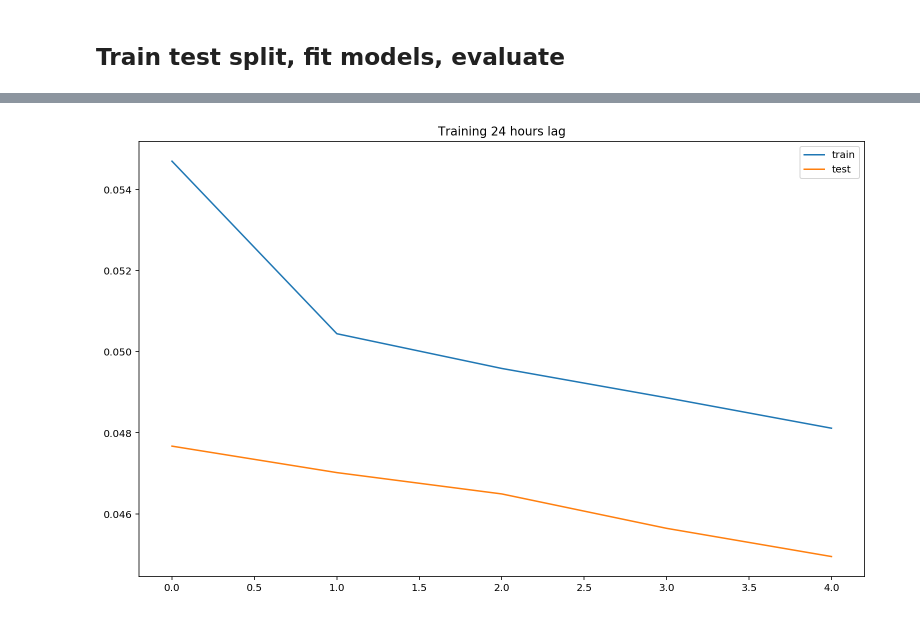
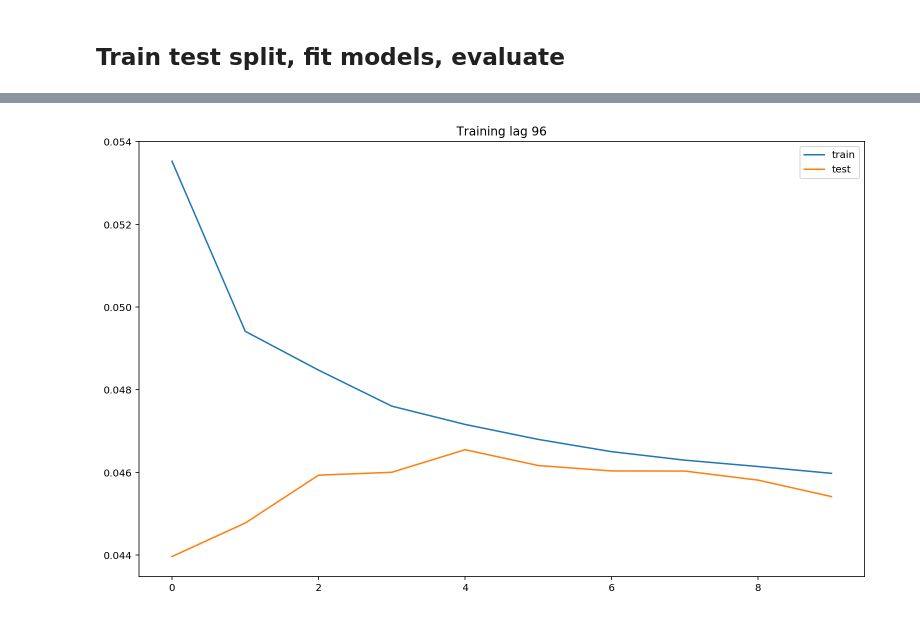
Before and after one commit to samchaaa/capstone_repo, a Jupyter notebook: 2_Modeling and Predictions.ipynb, the cells around one changed output, grey strips where cells are left out. Cells and saved outputs as stored; diff of their text form; code cells hidden in the pictures.

```diff
--- a/2_Modeling and Predictions.ipynb
+++ b/2_Modeling and Predictions.ipynb
@@ -49,13 +49,13 @@ data = pd.read_pickle('./pickle.pkl')
 data['Hour'] = data.index.hour
 # %%
 # Get features
-features = ['DOY', 'DNI', 'Air Temp', 'Hour', 'Humidity', 'Pressure', 'Wind Speed', 'Wind Dir']
+features = ['DOY', 'DNI', 'Air Temp', 'Hour', 'Humidity', 'Pressure', 'Wind Speed', 'Wind Dir', 'Azimuth', 'Zenith', 'Precipitation']
 label = ['DNI']
 # %% [markdown]
 # Resampling
 Resampling data to reduce runtime. Resampling during the period where the battery did not hold a charge, we see the  missing raw data.
 # %%
-data_re = data[features].resample('60T').mean()
+data_re = data[features].resample('15T').mean()
 # %%
 data_re.sort_index(inplace=True)
 # %%
@@ -84,6 +84,9 @@ data_re.dropna(axis=0, inplace=True)
 # Modeling
 # %% [markdown]
 ## Scaling
+# %%
+# Save num features for shaping later
+feat_count = len(data_re.columns)
 # %%
 scaler = MinMaxScaler(feature_range=(0, 1))
 scaled = scaler.fit_transform(data_re)
@@ -93,7 +96,7 @@ scaled = pd.DataFrame(scaled, index=data_re.index, columns=data_re.columns)
 # %%
 # Create df of all lagged features
 
-lags = [24, 72, 168]
+lags = [24*4, 168*4]
 lstm_data = pd.DataFrame()
 lagged_feat_dict = {}
 
@@ -119,19 +122,19 @@ lstm_data = pd.concat([lstm_data, scaled[label]], axis=1)
 # %% [markdown]
 ## Train test split, fit models, evaluate
 # %%
-year = 2013
+year = 2012
 
 tts = len(lstm_data.loc[lstm_data.index.year < year])
 
 model_results = []
 
-epochs_ = 5
-batch_size_ = 3
-dropout_ = .33
+epochs_ = 10
+batch_size_ = 12
+dropout_ = .3
 
 for x in lags:
 
-    print('Training w/ lag', x, 'hours:')
+    print('Training w/ lag', x)
 
     feats = list(lagged_feat_dict[x])
 
@@ -147,35 +150,46 @@ for x in lags:
     X_train = X_train.reshape((X_train.shape[0], 1, X_train.shape[1]))
     X_test = X_test.reshape((X_test.shape[0], 1, X_test.shape[1]))
 
-    # design network
-    model = Sequential()
-    model.add(LSTM(int(x), input_shape=(X_train.shape[1], X_train.shape[2]))) # num cells
-    model.add(Dropout(dropout_))
-    model.add(Dense(1))
-    model.compile(loss='mean_squared_error', optimizer='adam')
+    # comment out this box and uncomment load_model to load saved model
+    #############################################################################
+                                                                                #
+    # design network                                                            #
+    model = Sequential()                                                        #
+    model.add(LSTM(int(x), input_shape=(X_train.shape[1], X_train.shape[2])))   #
+    model.add(Dropout(dropout_))                                                #
+    model.add(Dense(1))                                                         #
+    model.compile(loss='mean_squared_error', optimizer='adam')                  #
+                                                                                #
+    # fit network                                                               #
+    history = model.fit(X_train,                                                #
+                        y_train,                                                #
+                        epochs=epochs_,                                         #
+                        batch_size=batch_size_,                                 #
+                        validation_data=(X_test, y_test),                       #
+                        verbose=1,                                              #
+                        shuffle=False)                                          #
+                                                                                #
+    # Save model for later                                                      #
+    filename = str(int(time.time())) + '_model_' + str(x) + '_lag.h5'           #
+    model.save('./models/' + filename)                                          #
+                                                                                #
+    #############################################################################
 
-    # fit network
-    history = model.fit(X_train,
-                        y_train,
-                        epochs=epochs_,
-                        batch_size=batch_size_,
-                        validation_data=(X_test, y_test),
-                        verbose=1,
-                        shuffle=False)
-
-    # Save model for later
-    filename = str(int(time.time())) + '_model_' + str(x) + '_lag.h5'
-    model.save('./models/' + filename)
+    # uncomment to load
+    #model = load_model('./models/1539911055_model_672_lag.h5')
 
     # plot history
     plt.plot(history.history['loss'], label='train')
     plt.plot(history.history['val_loss'], label='test')
     plt.legend()
-    plt.title('Training ' + str(x) + ' hours lag')
+    plt.title('Training lag ' + str(x))
     plt.show()
 
     # make a prediction
     yhat = model.predict(X_test)
+
+    # sets floor for yhat
+    yhat = [x[0] if x > 0 else 0 for x in yhat]
 
     # Concat y_hat to dataframe for later
     lstm_test = pd.concat([lstm_test, pd.DataFrame(yhat, columns=['yhat'], index=lstm_test.index)], axis=1)
@@ -187,8 +201,8 @@ for x in lags:
     original = lstm_test['DNI']
 
     # Copy lstm_test
-    lstm_test_yhat = lstm_test.iloc[:, :8]
-    lstm_test_original = lstm_test.iloc[:, :8]
+    lstm_test_yhat = lstm_test.iloc[:, :feat_count]
+    lstm_test_original = lstm_test.iloc[:, :feat_count]
 
     # Substitute yhat and y_test into lstm_test
     lstm_test_yhat.iloc[:, 1] = yhat
@@ -202,23 +216,24 @@ for x in lags:
     inv_y_test = scaler.inverse_transform(lstm_test_original)
     inv_y_test = pd.DataFrame(inv_y_test).iloc[:, 1]
 
-    # Average RMSE, in terms of DNI (W/m2)
-    print('RMSE in DNI (W/m2): %.3f' % sqrt(mean_squared_error(inv_y_test, inv_yhat)))
-
     hours = 300
 
     plt.plot(yhat[-hours:], label='yhat')
     plt.plot(original[-hours:], label='y test')
     plt.legend()
-    plt.title('Y test vs. y hat, ' + str(x) + ' hours lag')
+    plt.title('Y test vs. y hat, lag ' + str(x))
 
     plt.show()
 
     # # calculate RMSE
     rmse = sqrt(mean_squared_error(yhat, y_test))
     r2 = r2_score(yhat, y_test)
-    print(str(x) + ' hours lag test R2 score: %.3f' % r2)
-    print(str(x) + ' hours lag test RMSE: %.3f' % rmse)
+
+    # Metrics printout
+    print('R2 score: %.3f' % r2)
+    print('RMSE: %.3f' % rmse)
+    print('RMSE (in DNI (W/m2)): %.3f' % sqrt(mean_squared_error(inv_y_test, inv_yhat)))
+
     print()
 
     # Save all the results
@@ -238,6 +253,8 @@ for x in lags:
     model_results_dict['model_filename'] = filename
     model_results_dict['time_ran'] = int(time.time())
 
+    model_results_dict['notes'] = '30m resample'
+
     model_results.append(model_results_dict)
 
 # Reads in old results and concats with new results
@@ -262 +284 @@ Epoch 5/5
-[figure, old version]
+[figure, new version]
```
Also changed, not shown: parts of 5 cells of this notebook, 23 other files.
